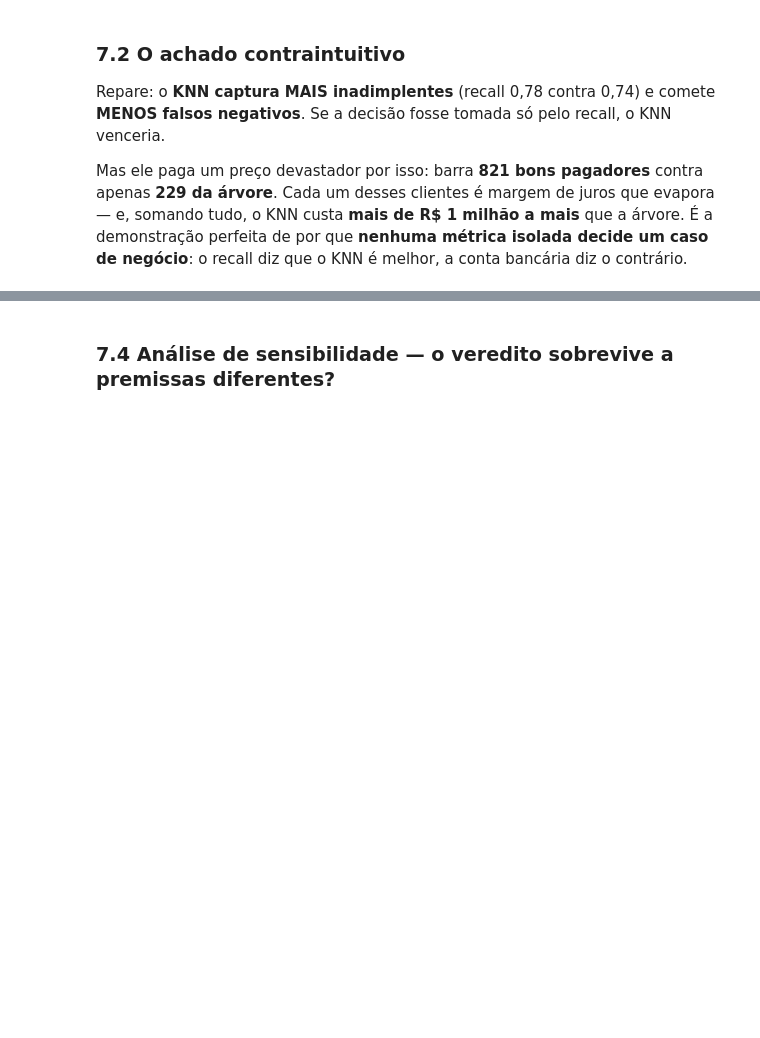
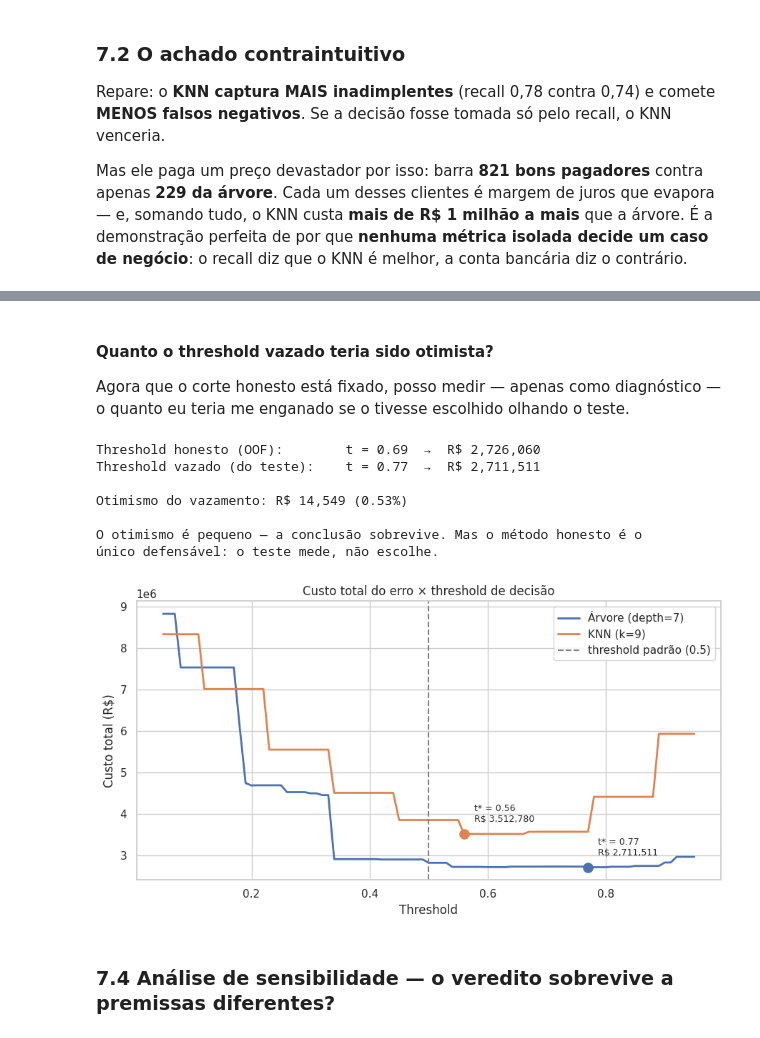
Before and after one commit to francescousseau/sctec, a Jupyter notebook: projetos/02-projeto-avaliativo-risco-credito/notebooks/01_risco_credito_pipeline.ipynb, the cells around one changed output, grey strips where cells are left out. Saved outputs shown, nothing was run; the diff lists cells and outputs as text; code cells hidden in the pictures; blank space fills up the shorter version.

Commit message:
fix: reexecuta o pipeline com o threshold honesto e mede o otimismo do vazamento

```diff
--- a/projetos/02-projeto-avaliativo-risco-credito/notebooks/01_risco_credito_pipeline.ipynb
+++ b/projetos/02-projeto-avaliativo-risco-credito/notebooks/01_risco_credito_pipeline.ipynb
@@ -656,3 +700,33 @@ KNN (k=9): t* = 0.56 → custo R$ 3,512,780 (FP=467, FN=393)
+# %% [markdown]
+#### Quanto o threshold vazado teria sido otimista?
+
+Agora que o corte honesto está fixado, posso medir — apenas como diagnóstico — o quanto eu teria me enganado se o tivesse escolhido olhando o teste.
+# %%
+t_vazado, custos_te, grid = custo.optimal_threshold(y_test, proba_arv)
+
+c_oof = custo.compute(y_test, (proba_arv >= T_ARV).astype(int))["CUSTO TOTAL"]
+c_vaz = custo.compute(y_test, (proba_arv >= t_vazado).astype(int))["CUSTO TOTAL"]
+
+print(f"Threshold honesto (OOF):        t = {T_ARV:.2f}  →  R$ {c_oof:,.0f}")
+print(f"Threshold vazado (do teste):    t = {t_vazado:.2f}  →  R$ {c_vaz:,.0f}")
+print(f"\nOtimismo do vazamento: R$ {c_oof - c_vaz:,.0f} ({(c_oof - c_vaz)/c_oof:.2%})")
+print("\nO otimismo é pequeno — a conclusão sobrevive. Mas o método honesto é o")
+print("único defensável: o teste mede, não escolhe.")
+
+custo.plot_threshold_curve(
+    y_test,
+    {f"Árvore (depth={BEST_DEPTH})": proba_arv, f"KNN (k={BEST_K})": proba_knn},
+    output_path=FIGURES_DIR / "09_curva_threshold.png",
+)
+# %% [output]
+Threshold honesto (OOF):        t = 0.69  →  R$ 2,726,060
+Threshold vazado (do teste):    t = 0.77  →  R$ 2,711,511
+
+Otimismo do vazamento: R$ 14,549 (0.53%)
+
+O otimismo é pequeno — a conclusão sobrevive. Mas o método honesto é o
+único defensável: o teste mede, não escolhe.
+[figure, added]
 # %% [markdown]
 ### 7.4 Análise de sensibilidade — o veredito sobrevive a premissas diferentes?
 # %%
```
Also changed, not shown: parts of 6 cells of this notebook.
